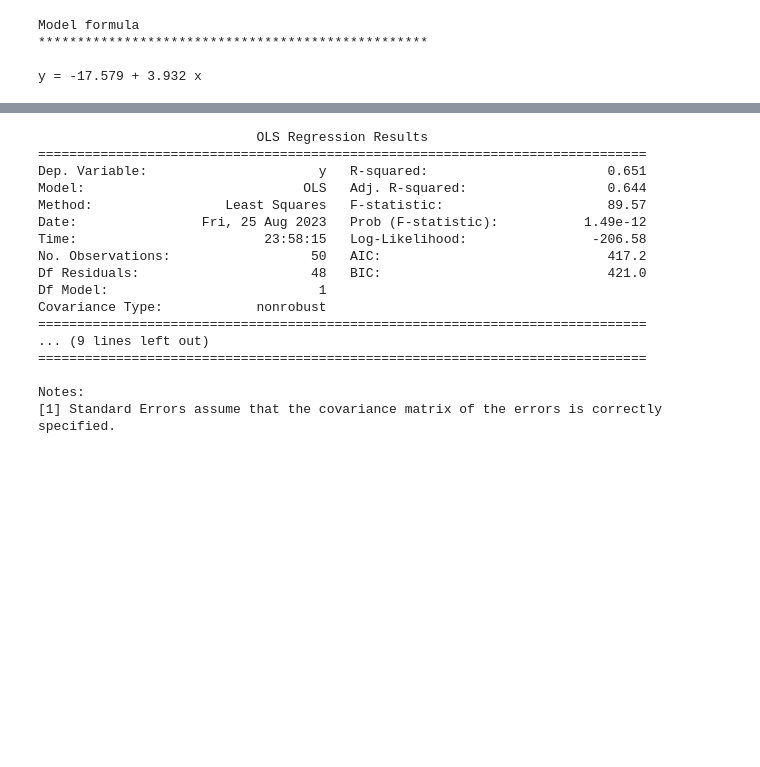
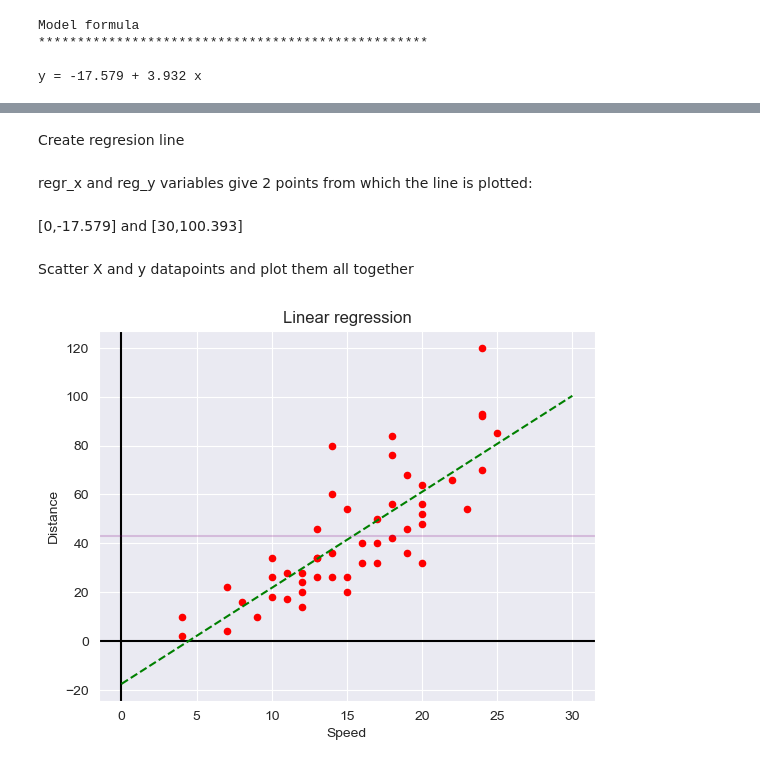
Before and after one commit to aleksandardpantic/cars-case-study, a Jupyter notebook: regression.ipynb, the cells around one changed output, grey strips where cells are left out. Drawn from its saved outputs; the diff is of its cells as text; code cells hidden in the pictures; blank space fills up the shorter version.

Commit message:
added full regression analysis

```diff
--- a/regression.ipynb
+++ b/regression.ipynb
@@ -59,7 +68,7 @@ regressor.fit(X,y)
 # %% [output]
 LinearRegression()
 # %%
-intercept = regressor.intercept_[0].round(3)
-speed_coef = regressor.coef_[0][0].round(3)
-model_score = (regressor.score(X,y)*100).round(1)
+intercept = regressor.intercept_[0]
+speed_coef = regressor.coef_[0][0]
+model_score = (regressor.score(X,y)*100)
 # %%
@@ -86,25 +97,31 @@ y = -17.579 + 3.932 x
+# %% [markdown]
+Create regresion line
+# %%
+regr_x = np.array([0,30]) # range for plot
+regr_y = regr_x*speed_coef + intercept # values
+# %% [markdown]
+regr_x and reg_y variables give 2 points from which the line is plotted:
+# %% [markdown]
+[0,-17.579] and [30,100.393]
+# %% [markdown]
+Scatter X and y datapoints and plot them all together
+# %%
+import matplotlib.pyplot as plt
+
+
+plt.scatter(data=cars, x='speed',y='dist', s=20, c='red')
+plt.axhline(color='black')
+plt.axvline(color='black')
+plt.axhline(np.mean(cars['dist']),color = 'purple', alpha=0.2)
+plt.plot(regr_x,regr_y, color='green',  linestyle = 'dashed', label='regression line')
+plt.xlabel('Speed')
+plt.ylabel('Distance')
+plt.title('Linear regression')
+plt.savefig('Documents/plots/regression.png')
+# %% [output]
+[figure, added]
 # %%
 import statsmodels.api as sm
 
 X = sm.add_constant(X)
 regressor = sm.OLS(y,X).fit()
-# %%
-print(regressor.summary())
-# %% [output]
-                            OLS Regression Results
-==============================================================================
-Dep. Variable:                      y   R-squared:                       0.651
-Model:                            OLS   Adj. R-squared:                  0.644
-Method:                 Least Squares   F-statistic:                     89.57
-Date:                Fri, 25 Aug 2023   Prob (F-statistic):           1.49e-12
-Time:                        23:58:15   Log-Likelihood:                -206.58
-No. Observations:                  50   AIC:                             417.2
-Df Residuals:                      48   BIC:                             421.0
-Df Model:                           1
-Covariance Type:            nonrobust
-==============================================================================
-... (9 lines left out)
-==============================================================================
-
-Notes:
-[1] Standard Errors assume that the covariance matrix of the errors is correctly specified.
```
Also changed, not shown: parts of 54 cells of this notebook, 2 other files.
